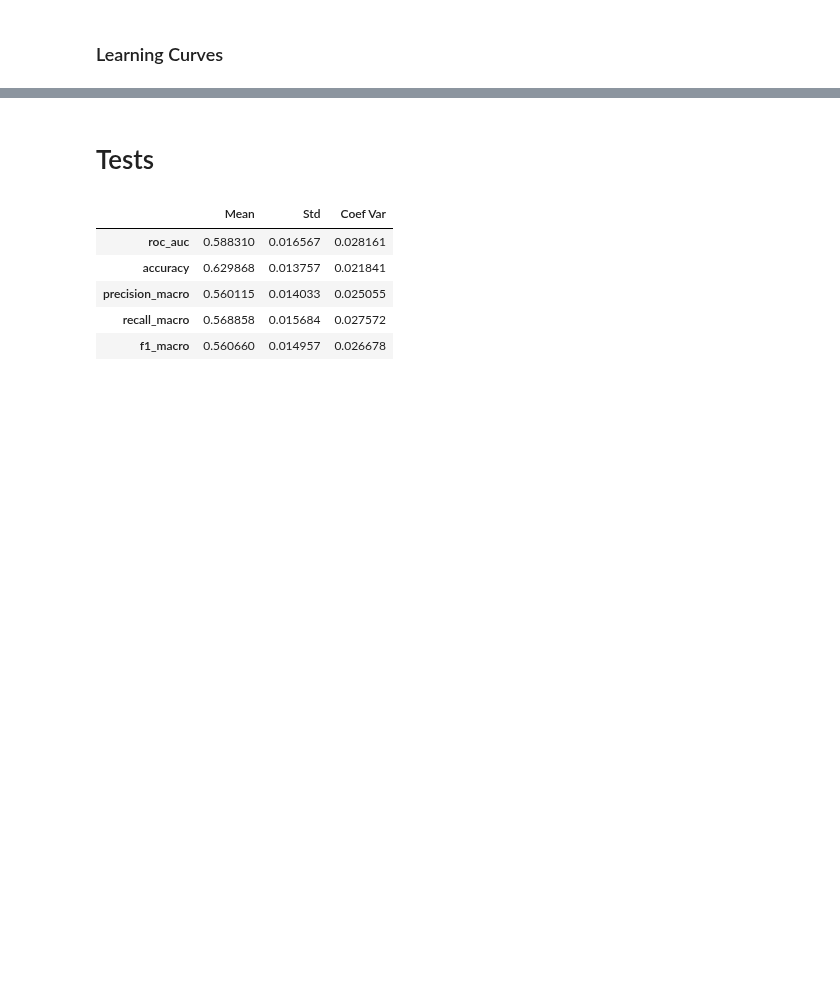
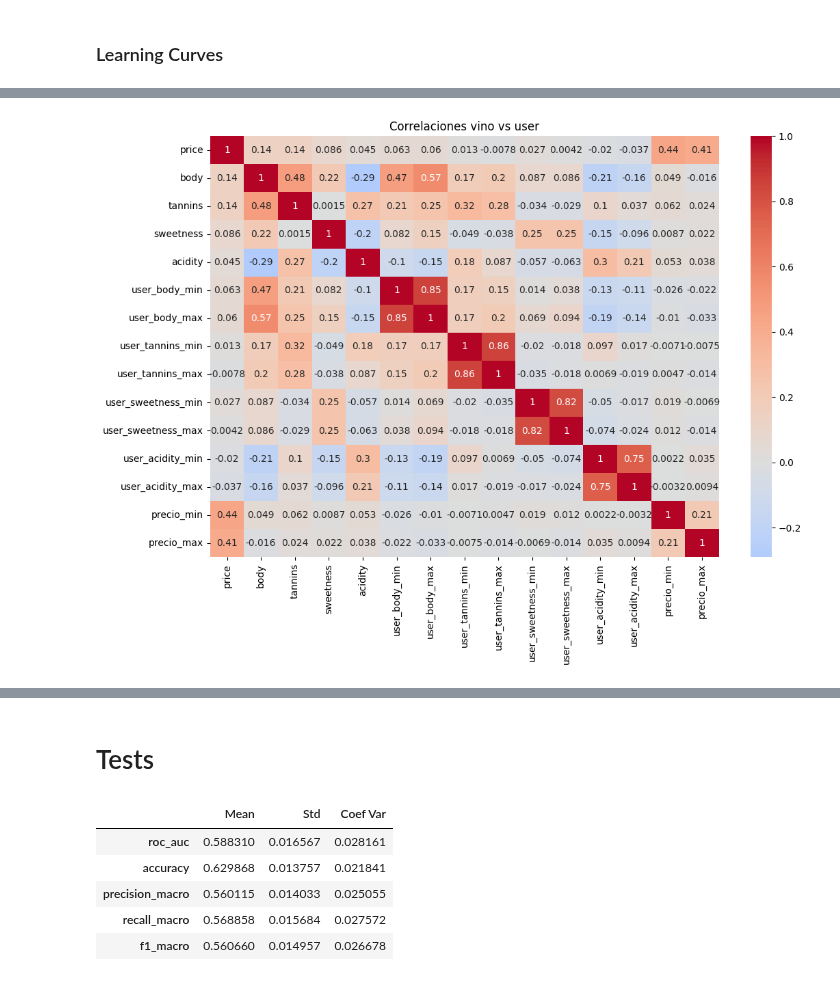
Before and after one commit to Tino27Gut/WineRecommendation, a Jupyter notebook: src/models/random_forest.ipynb, the cells around one changed output, grey strips where cells are left out. Cells and saved outputs as stored; diff of their text form; code cells hidden in the pictures; blank space fills up the shorter version.

```diff
--- a/src/models/random_forest.ipynb
+++ b/src/models/random_forest.ipynb
@@ -318,0 +278,14 @@ mod_prep.plot_learning_curves(
+# %%
+# Correlación entre variables propias del vino y las del usuario => Hay bastante correlación en algunos casos
+wine_features = ['price', 'body', 'tannins','sweetness', 'acidity']
+user_features = ['user_body_min', 'user_body_max', 'user_tannins_min',
+       'user_tannins_max', 'user_sweetness_min', 'user_sweetness_max',
+       'user_acidity_min', 'user_acidity_max', 'precio_min', 'precio_max']
+
+correlation_matrix = X[wine_features + user_features].corr()
+plt.figure(figsize=(12,8))
+sns.heatmap(correlation_matrix, annot=True, cmap="coolwarm", center=0)
+plt.title("Correlaciones vino vs user")
+plt.show()
+# %% [output]
+[figure, added]
```
Also changed, not shown: parts of 8 cells of this notebook.
